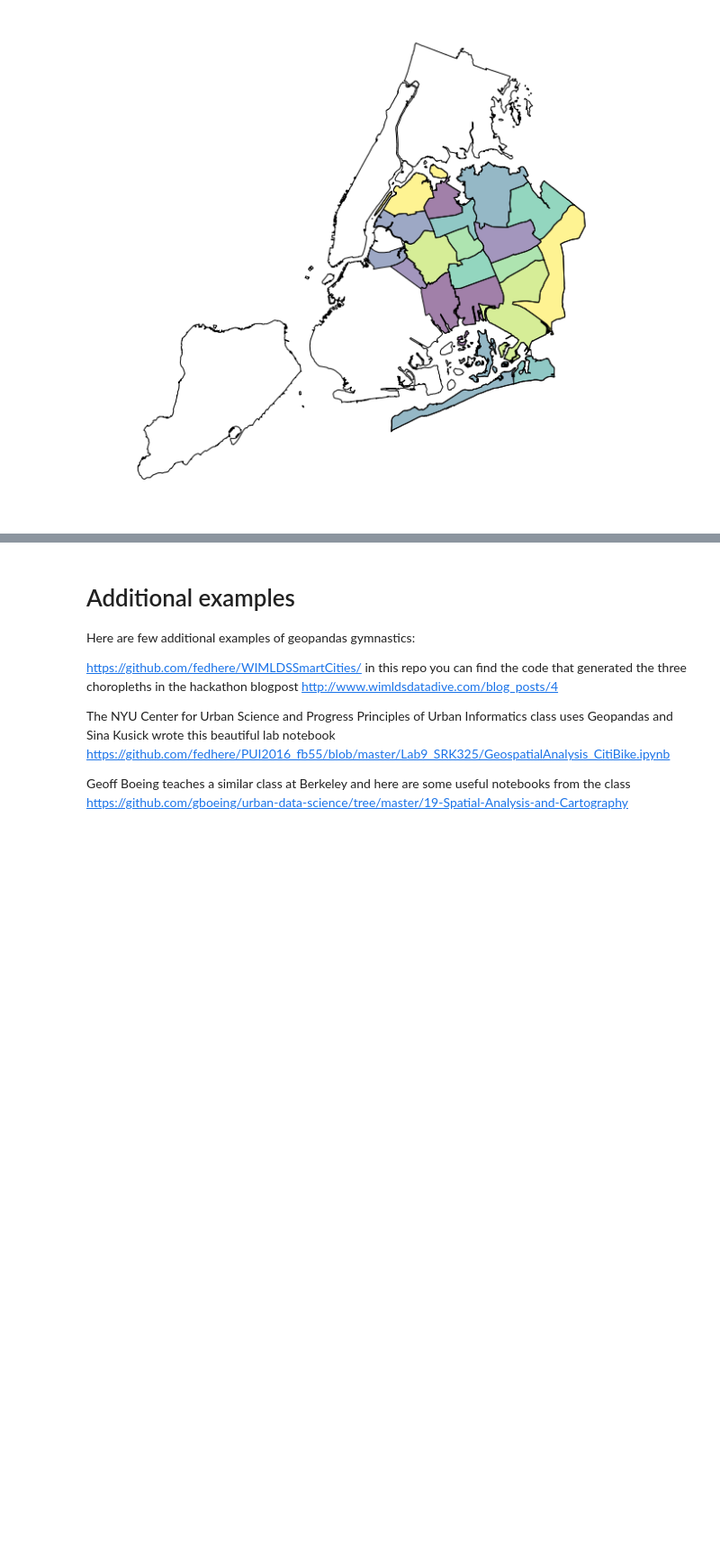
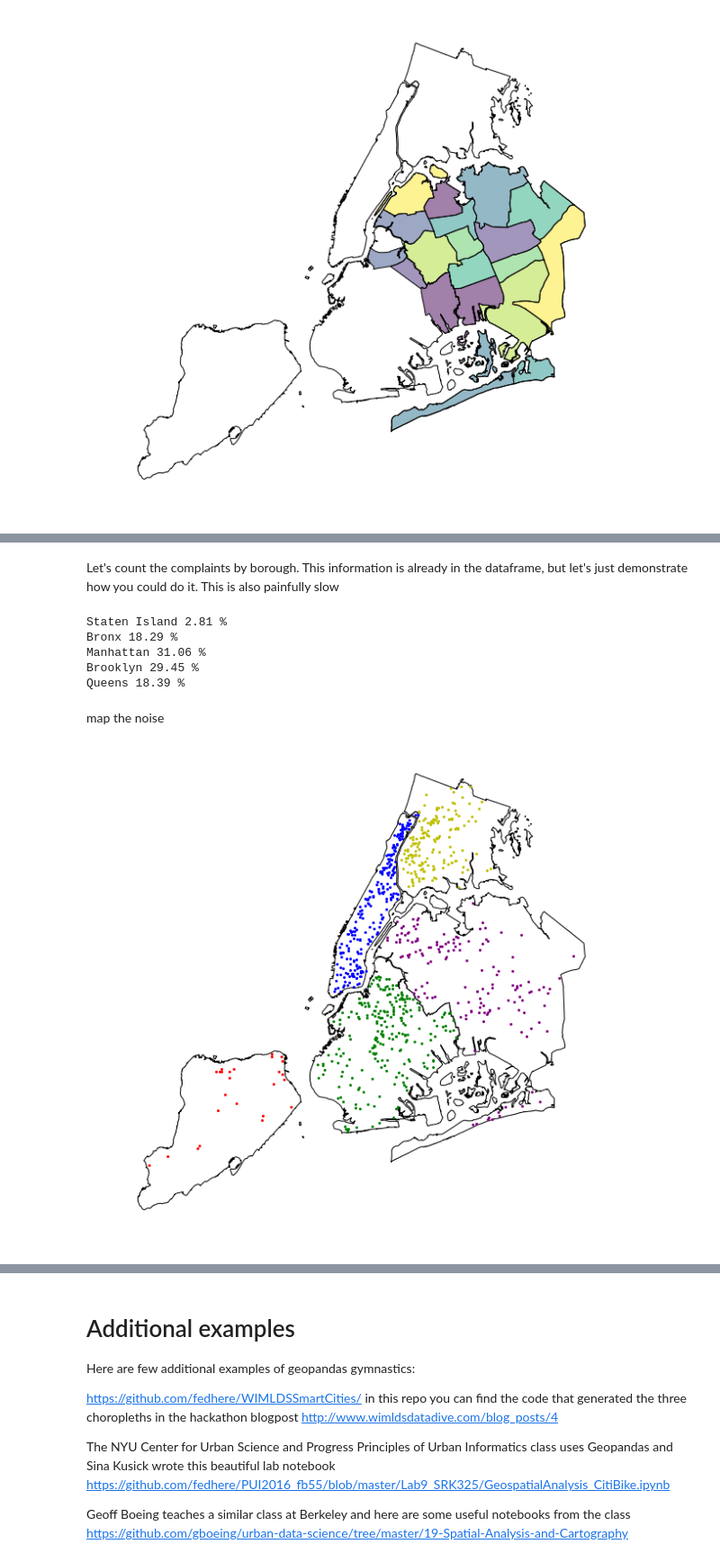
Before and after one commit to wimlds/smart_cities, a Jupyter notebook: UsingShapeFiles.ipynb, the cells around one changed output, grey strips where cells are left out. Shown at 90% size. Drawn from its saved outputs; the diff is of its cells as text; code cells hidden in the pictures; blank space fills up the shorter version.

```diff
--- a/UsingShapeFiles.ipynb
+++ b/UsingShapeFiles.ipynb
@@ -311,0 +382,25 @@ A lot more geometry exercises can be performed with geopandas. See here http://g
+# %% [markdown]
+Let's count the complaints by borough. This information is already in the dataframe, but let's just demonstrate how you could do it. This is also painfully slow
+# %%
+noisegdf['borough'] = np.array([np.where(boroughs.geometry.contains(noise))[0][0] for noise in noisegdf.geometry.values[:]])
+# %%
+noisegdf.dropna(subset=['borough'], inplace=True)
+noisegdf['borough'] = noisegdf['borough'].astype(int)
+# %%
+for i in range(len(boroughs)):
+    print (boroughs.iloc[i].boro_name, "%.2f"%(sum(noisegdf['borough'] == i) * 100. / len(noisegdf)),'%')
+# %% [output]
+Staten Island 2.81 %
+Bronx 18.29 %
+Manhattan 31.06 %
+Brooklyn 29.45 %
+Queens 18.39 %
+# %% [markdown]
+map the noise
+# %%
+colors = ["r", "y", "b", "g", 'purple']
+fig, ax = choroplethNYC.choroplethNYC(boroughs, alpha=0)
+for i in range(len(boroughs)):
+    noisegdf[noisegdf.borough == i].dropna().plot(ax=ax, color=colors[i])
+# %% [output]
+[figure, added]
```
Also changed, not shown: parts of 13 cells of this notebook.
